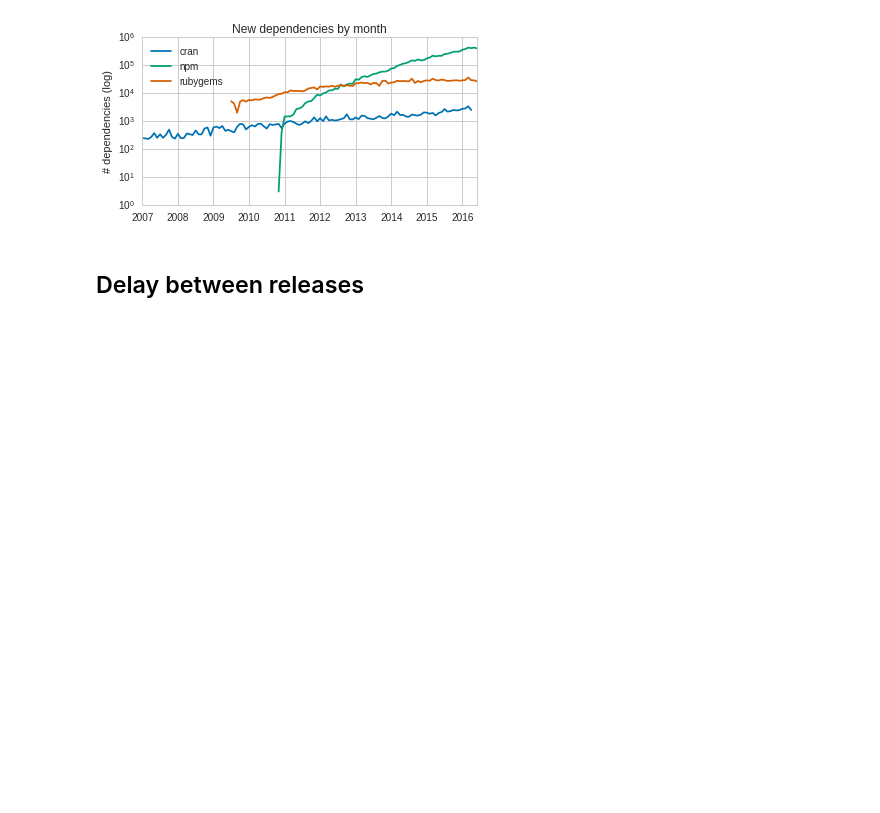
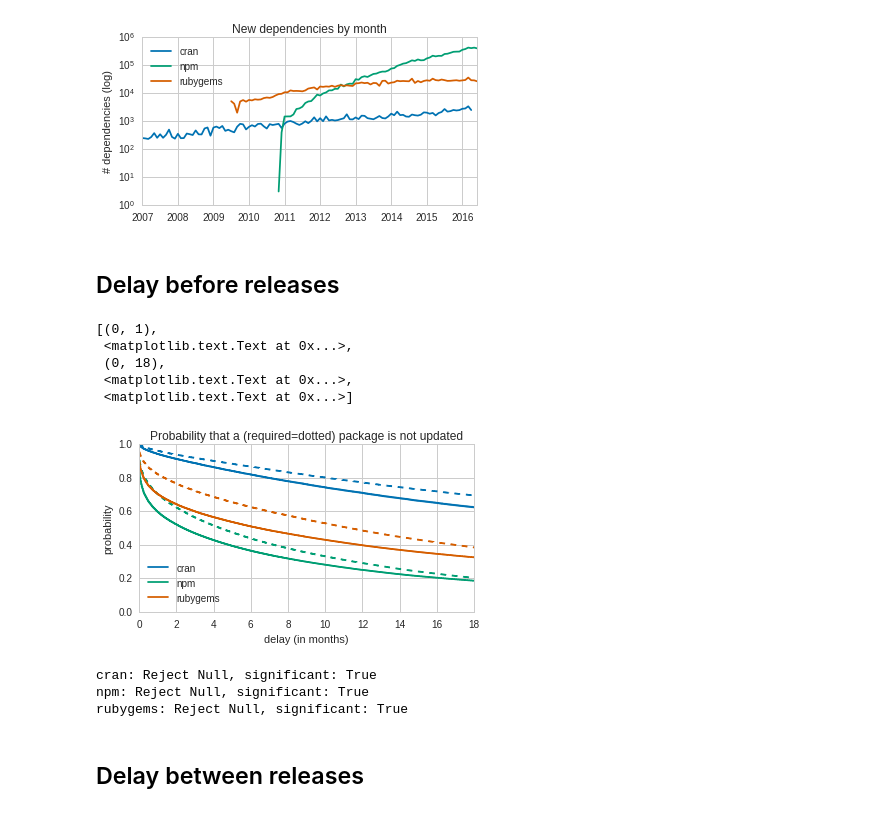
Before and after one commit to AlexandreDecan/ecos-emse, a Jupyter notebook: notebooks/Ecosystem activity.ipynb, the cells around one changed output. Cells and saved outputs as stored; diff of their text form; code cells hidden in the pictures; blank space fills up the shorter version.

Commit message:
Delay before update

```diff
--- a/notebooks/Ecosystem activity.ipynb
+++ b/notebooks/Ecosystem activity.ipynb
@@ -240,3 +240,5 @@ ax.set(
  <matplotlib.text.Text at 0x...>,
  <matplotlib.text.Text at 0x...>]
 [figure]
+# %% [markdown]
+## Delay before releases
@@ -243,2 +263,71 @@ ax.set(
+# %%
+import lifelines
+from lifelines.statistics import logrank_test
+
+figure, ax = matplotlib.pyplot.subplots()
+figure.set_size_inches(FIG_SIZE)
+
+colors = iter(seaborn.color_palette())
+
+kmp = lifelines.KaplanMeierFitter()
+tests = collections.OrderedDict()
+
+for ecosystem, data in df_data.items():
+    color = next(colors)
+
+    df = (data['packages']
+     .groupby('package')
+     [['time']]
+     .min()
+     .assign(first_release=lambda d: d['time'])
+     [['first_release']]
+     .reset_index()
+     .merge(data['packages'], how='left', on='package')
+    )
+
+    kmp_df = (
+        df
+        .assign(observed=lambda d: ~d['next_release'].isnull())
+        .pipe(lambda d: d.fillna(d['time'].max()))
+        .assign(duration=lambda d:
+            (d['next_release'].astype('datetime64[ns, UTC]') - d['first_release'].astype('datetime64[ns, UTC]')).dt.days / 30
+        )
+        .assign(required=lambda d: d['package'].isin(data['dependencies']['dependency']))
+    )
+
+    kmp.fit(kmp_df['duration'], kmp_df['observed'], label=ecosystem)
+    kmp.plot(ax=ax, color=color, ci_show=False)
+
+    required = kmp_df['required'] == True
+    kmp.fit(kmp_df[required]['duration'], kmp_df[required]['observed'])
+    kmp.plot(ax=ax, color=color, style='--', legend=None, ci_show=False)
+
+    tests[ecosystem] = logrank_test(
+        kmp_df['duration'], kmp_df[required]['duration'],
+        kmp_df['observed'], kmp_df[required]['observed'],
+        alpha=0.99
+    )
+
+ax.set(
+    xlabel='delay (in months)',
+    ylabel='probability',
+    title='Probability that a (required=dotted) package is not updated',
+    xlim=(0, 18),
+    ylim=(0, 1)
+)
+# %% [output]
+[(0, 1),
+ <matplotlib.text.Text at 0x...>,
+ (0, 18),
+ <matplotlib.text.Text at 0x...>,
+ <matplotlib.text.Text at 0x...>]
+[figure, added]
+# %%
+for ecosystem, test in tests.items():
+    print('{}: {}, significant: {}'.format(ecosystem, test.test_result, test.is_significant))
+# %% [output]
+cran: Reject Null, significant: True
+npm: Reject Null, significant: True
+rubygems: Reject Null, significant: True
 # %% [markdown]
 ## Delay between releases
```
Also changed, not shown: parts of 4 cells of this notebook.
